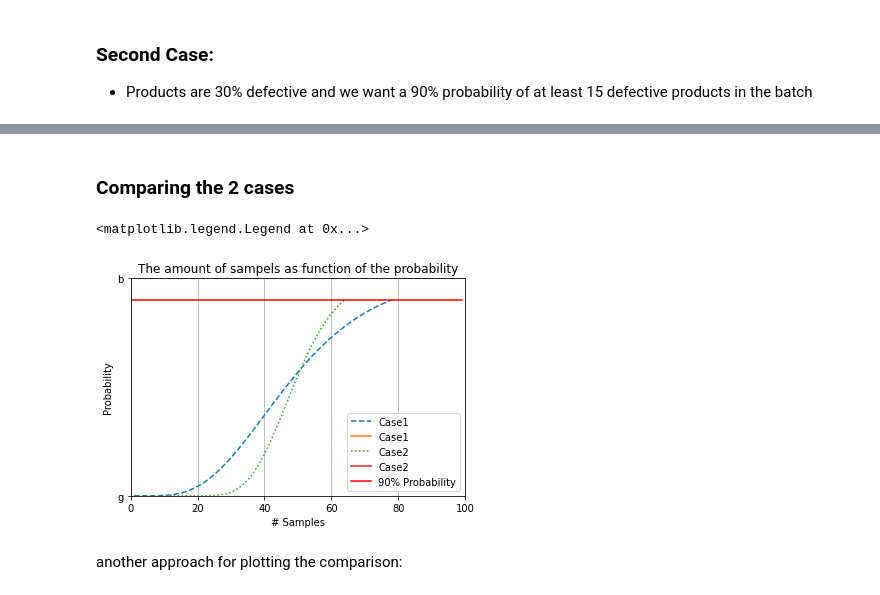
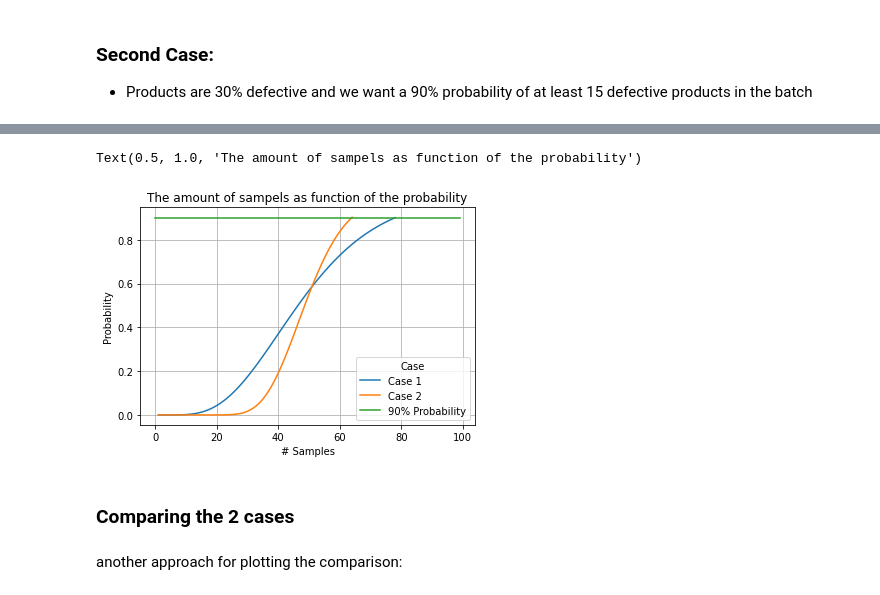
Before and after one commit to RoyR-IDC/StatisticsAndDataAnalysis, a Jupyter notebook: HW1.ipynb, the cells around one changed output, grey strips where cells are left out. Cells and saved outputs as stored; diff of their text form; code cells hidden in the pictures.

```diff
--- a/HW1.ipynb
+++ b/HW1.ipynb
@@ -135,6 +136,6 @@ def evaluate_the_amount_of_independent_samples_2_get_almost_k_defects(desire_amo
 defect_prob = 0.1
 goal_probability = 0.9
 desire_amount_of_defect = 5
-x1,y1 = evaluate_the_amount_of_independent_samples_2_get_almost_k_defects(desire_amount_of_defect, defect_prob,goal_probability)
+y1,x1 = evaluate_the_amount_of_independent_samples_2_get_almost_k_defects(desire_amount_of_defect, defect_prob,goal_probability)
 # %% [output]
 The amount of independent samples is 78
@@ -149,6 +150,6 @@ Variance of list_of_amount_of_independent_sampels is 506.9166666666667
 defect_prob = 0.3
 goal_probability = 0.9
 desire_amount_of_defect = 15
-x2,y2 = evaluate_the_amount_of_independent_samples_2_get_almost_k_defects(desire_amount_of_defect, defect_prob,goal_probability)
+y2,x2 = evaluate_the_amount_of_independent_samples_2_get_almost_k_defects(desire_amount_of_defect, defect_prob,goal_probability)
 # %% [output]
 The amount of independent samples is 64
@@ -157,23 +158,28 @@ Variance of list_of_probability is 0.09881575611289722
 Mean of list_of_amount_of_independent_sampels is 32.5
 Variance of list_of_amount_of_independent_sampels is 341.25
+# %%
+data_df = pd.DataFrame()
+data_df['Probability'] =y1
+data_df['# Samples'] =x1
+data_df['Case'] ='Case 1'
+data_df2 = pd.DataFrame()
+data_df2['Probability'] =y2
+data_df2['# Samples'] = x2
+data_df2['Case'] ='Case 2'
+data_df3 = pd.DataFrame()
+data_df3['Probability'] =100*[0.9]
+data_df3['# Samples'] = np.arange(0,100)
+data_df3['Case'] = '90% Probability'
+data_df = pd.concat([data_df, data_df2, data_df3])
+
+sns.lineplot(data=data_df, x="# Samples", y="Probability", hue="Case")
+plt.grid()
+plt.title('The amount of sampels as function of the probability')
+# %% [output]
+Text(0.5, 1.0, 'The amount of sampels as function of the probability')
+[figure, added]
 # %% [markdown]
 ### Comparing the 2 cases
-# %%
-plt.close()
-plt.plot(y1, x1, '--', 'g', label='Case1')
-plt.plot(y2, x2, ':', 'b', label='Case2')
-plt.plot(np.arange(0,100),100*[0.9] , 'r', label='90% Probability')
-
-plt.grid()
-plt.title('The amount of sampels as function of the probability')
-plt.ylabel('Probability')
-plt.xlabel('# Samples')
-plt.xlim(0,100)
-plt.ylim(0,1)
-plt.legend()
-# %% [output]
-<matplotlib.legend.Legend at 0x...>
-[figure, removed]
 # %% [markdown]
 another approach for plotting the comparison:
 # %%
```
Also changed, not shown: parts of 13 cells of this notebook.
